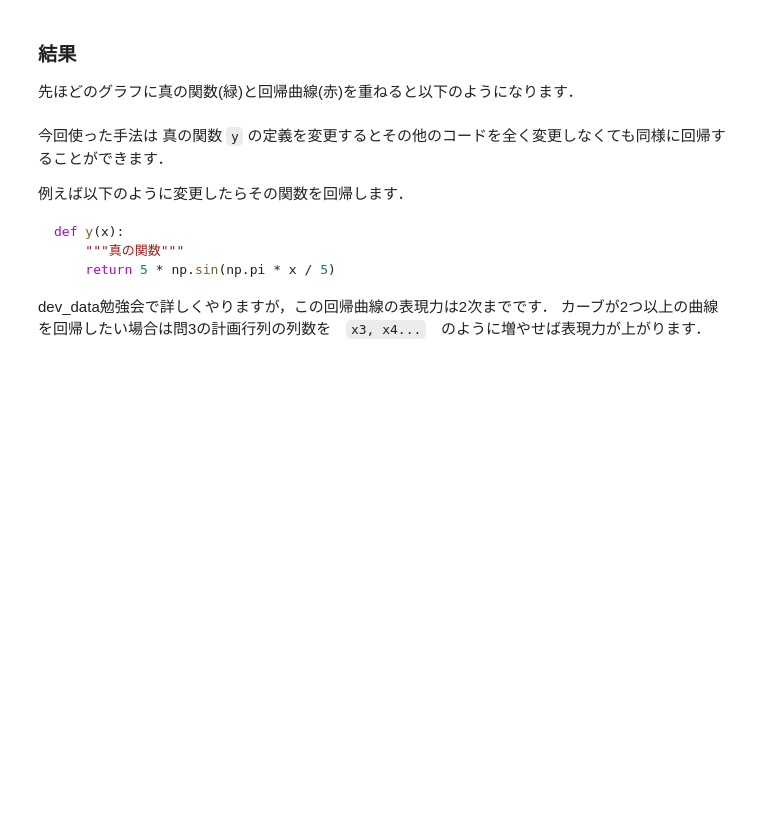
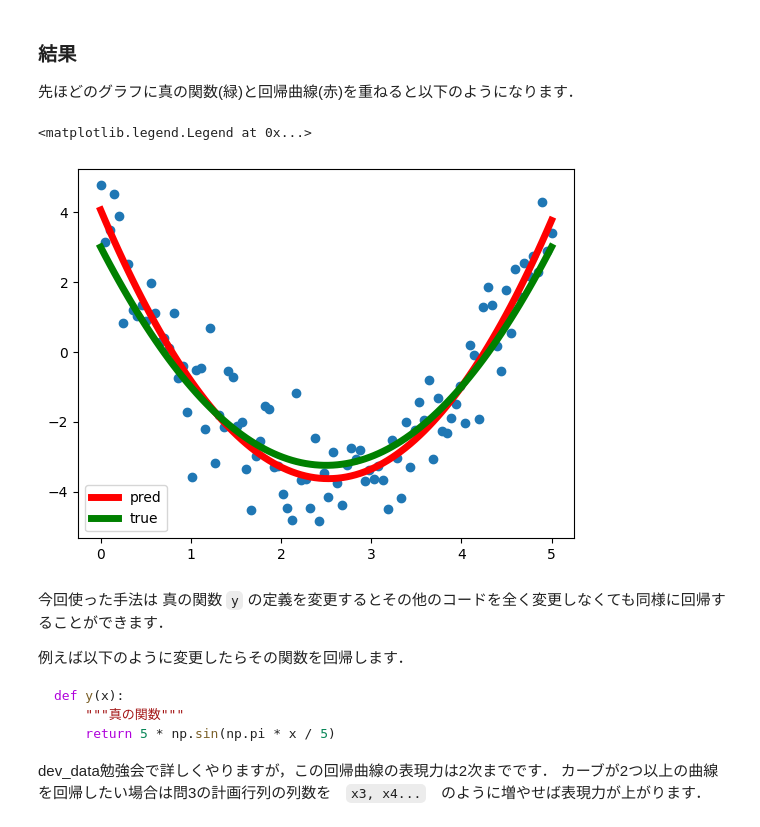
Before and after one commit to joeyprg45/BasicPython, a Jupyter notebook: numpy_quiz.ipynb, the cells around one changed output. Cells and saved outputs as stored; diff of their text form; code cells hidden in the pictures; blank space fills up the shorter version.

```diff
--- a/numpy_quiz.ipynb
+++ b/numpy_quiz.ipynb
@@ -189,3 +124,14 @@ $ \mathbf{w} = (X^T X)^{-1} X^T \mathbf{t} $
+# %%
+Xt = np.transpose(X)
+XtX = np.dot(Xt,X)
+XtX_inv = np.linalg.inv(XtX)
+XtX_inv_Xt = np.dot(XtX_inv,Xt)
+w = np.dot(XtX_inv_Xt,t)
+
+
+
+w0, w1, w2 = w
+pred_y = w0 + w1 * x + w2 * x ** 2
 # %% [markdown]
 ---
 # %% [markdown]
@@ -193,10 +139,13 @@ $ \mathbf{w} = (X^T X)^{-1} X^T \mathbf{t} $
 
 先ほどのグラフに真の関数(緑)と回帰曲線(赤)を重ねると以下のようになります．
 # %%
-#plt.scatter(x, t)
-#plt.plot(x, pred_y, linewidth=5, color="red", label="pred")
-#plt.plot(x, y(x), linewidth=5, color="green", label="true")
-#plt.legend()
+plt.scatter(x, t)
+plt.plot(x, pred_y, linewidth=5, color="red", label="pred")
+plt.plot(x, y(x), linewidth=5, color="green", label="true")
+plt.legend()
+# %% [output]
+<matplotlib.legend.Legend at 0x...>
+[figure, added]
 # %% [markdown]
 今回使った手法は 真の関数 `y` の定義を変更するとその他のコードを全く変更しなくても同様に回帰することができます．
 
```
Also changed, not shown: parts of 5 cells of this notebook.
